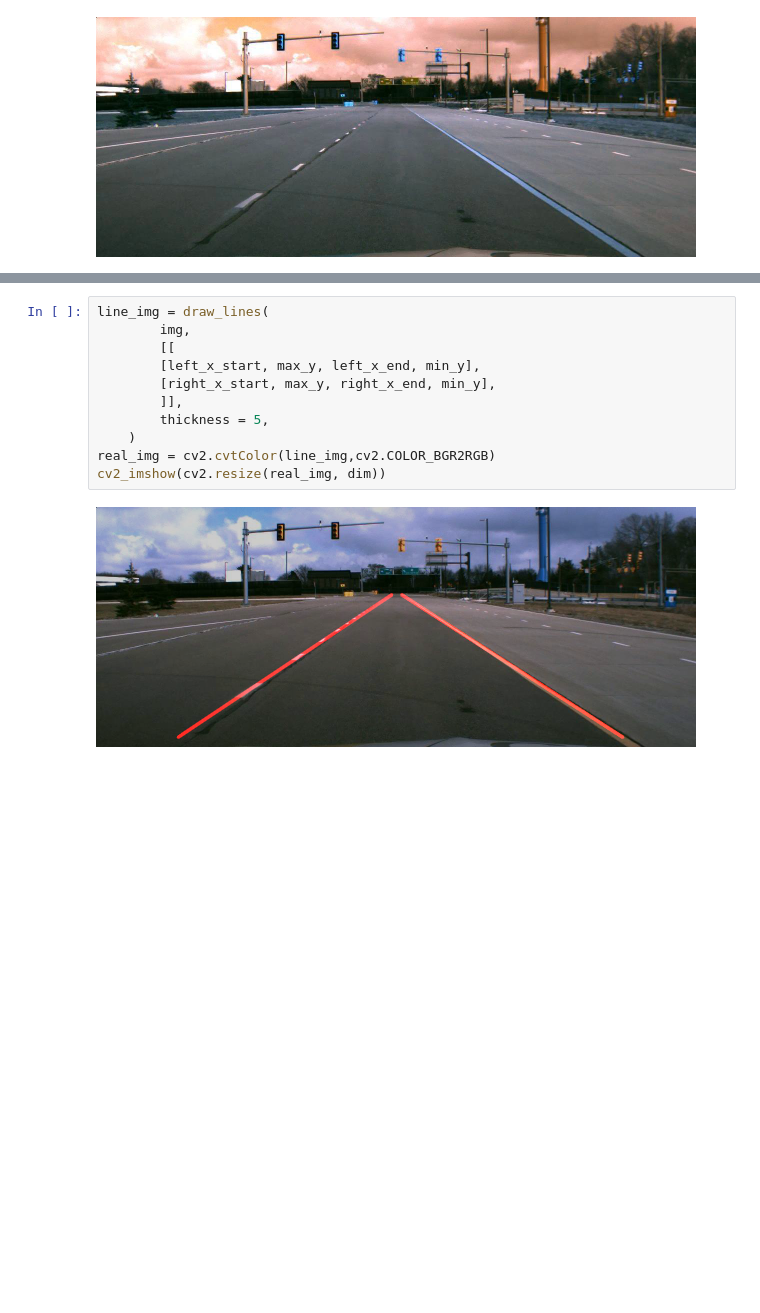
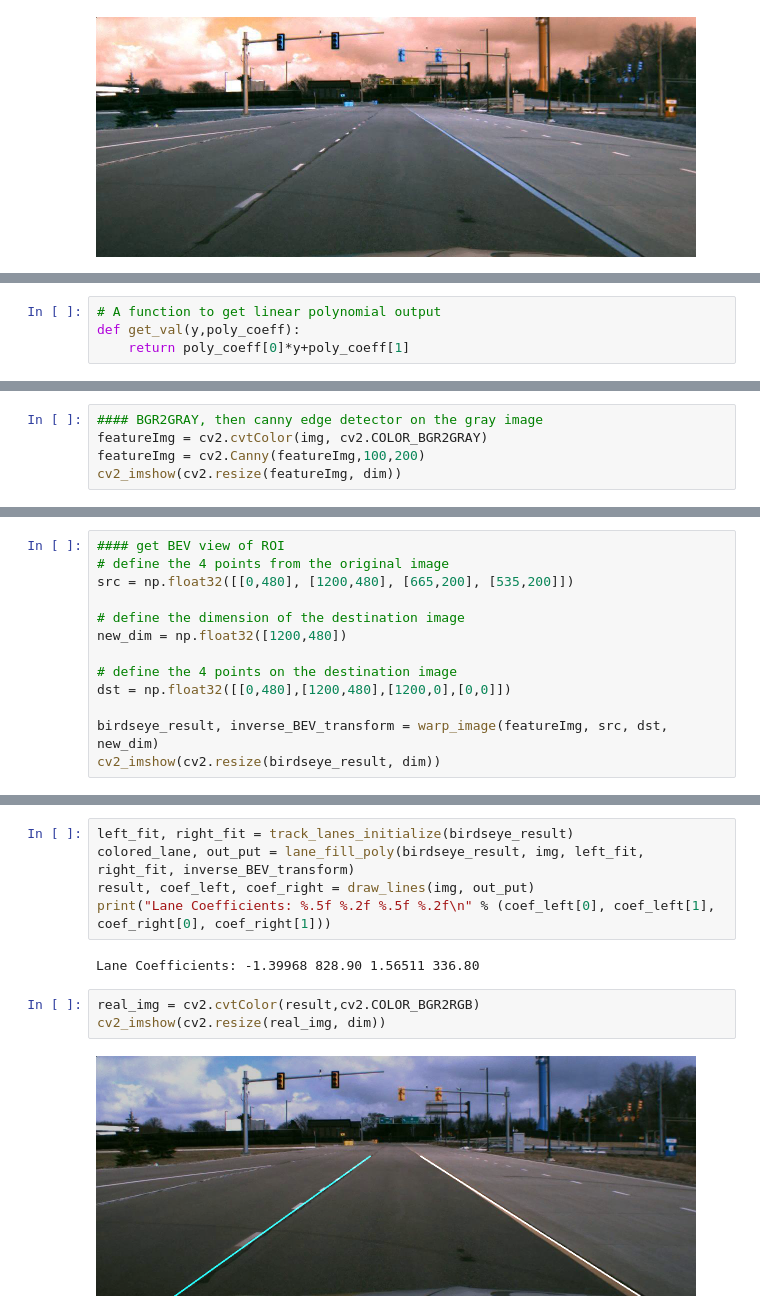
Before and after one commit to kuowenyu/self-driving-car, a Jupyter notebook: computer-vision/feature_based_lane_detection.ipynb, the cells around one changed output, grey strips where cells are left out. Drawn from its saved outputs; the diff is of its cells as text; blank space fills up the shorter version.

```diff
--- a/computer-vision/feature_based_lane_detection.ipynb
+++ b/computer-vision/feature_based_lane_detection.ipynb
@@ -124,0 +127,4 @@ def draw_lines(img, lines, color=[255, 0, 0], thickness=3):
+# %%
+# A function to get linear polynomial output
+def get_val(y,poly_coeff):
+    return poly_coeff[0]*y+poly_coeff[1]
@@ -124,0 +187,5 @@ def draw_lines(img, lines, color=[255, 0, 0], thickness=3):
+# %%
+#### BGR2GRAY, then canny edge detector on the gray image
+featureImg = cv2.cvtColor(img, cv2.COLOR_BGR2GRAY)
+featureImg = cv2.Canny(featureImg,100,200)
+cv2_imshow(cv2.resize(featureImg, dim))
@@ -124,0 +194,13 @@ def draw_lines(img, lines, color=[255, 0, 0], thickness=3):
+# %%
+#### get BEV view of ROI
+# define the 4 points from the original image
+src = np.float32([[0,480], [1200,480], [665,200], [535,200]])
+
+# define the dimension of the destination image
+new_dim = np.float32([1200,480])
+
+# define the 4 points on the destination image
+dst = np.float32([[0,480],[1200,480],[1200,0],[0,0]])
+
+birdseye_result, inverse_BEV_transform = warp_image(featureImg, src, dst, new_dim)
+cv2_imshow(cv2.resize(birdseye_result, dim))
@@ -125,13 +209,12 @@ def draw_lines(img, lines, color=[255, 0, 0], thickness=3):
+# %%
+left_fit, right_fit = track_lanes_initialize(birdseye_result)
+colored_lane, out_put = lane_fill_poly(birdseye_result, img, left_fit, right_fit, inverse_BEV_transform)
+result, coef_left, coef_right = draw_lines(img, out_put)
+print("Lane Coefficients: %.5f %.2f %.5f %.2f\n" % (coef_left[0], coef_left[1], coef_right[0], coef_right[1]))
+# %% [output]
+Lane Coefficients: -1.39968 828.90 1.56511 336.80
 # %%
-line_img = draw_lines(
-        img,
-        [[
-        [left_x_start, max_y, left_x_end, min_y],
-        [right_x_start, max_y, right_x_end, min_y],
-        ]],
-        thickness = 5,
-    )
-real_img = cv2.cvtColor(line_img,cv2.COLOR_BGR2RGB)
+real_img = cv2.cvtColor(result,cv2.COLOR_BGR2RGB)
 cv2_imshow(cv2.resize(real_img, dim))
 # %% [output]
-[figure, old version]
+[figure, new version]
```
Also changed, not shown: parts of 14 cells of this notebook.
